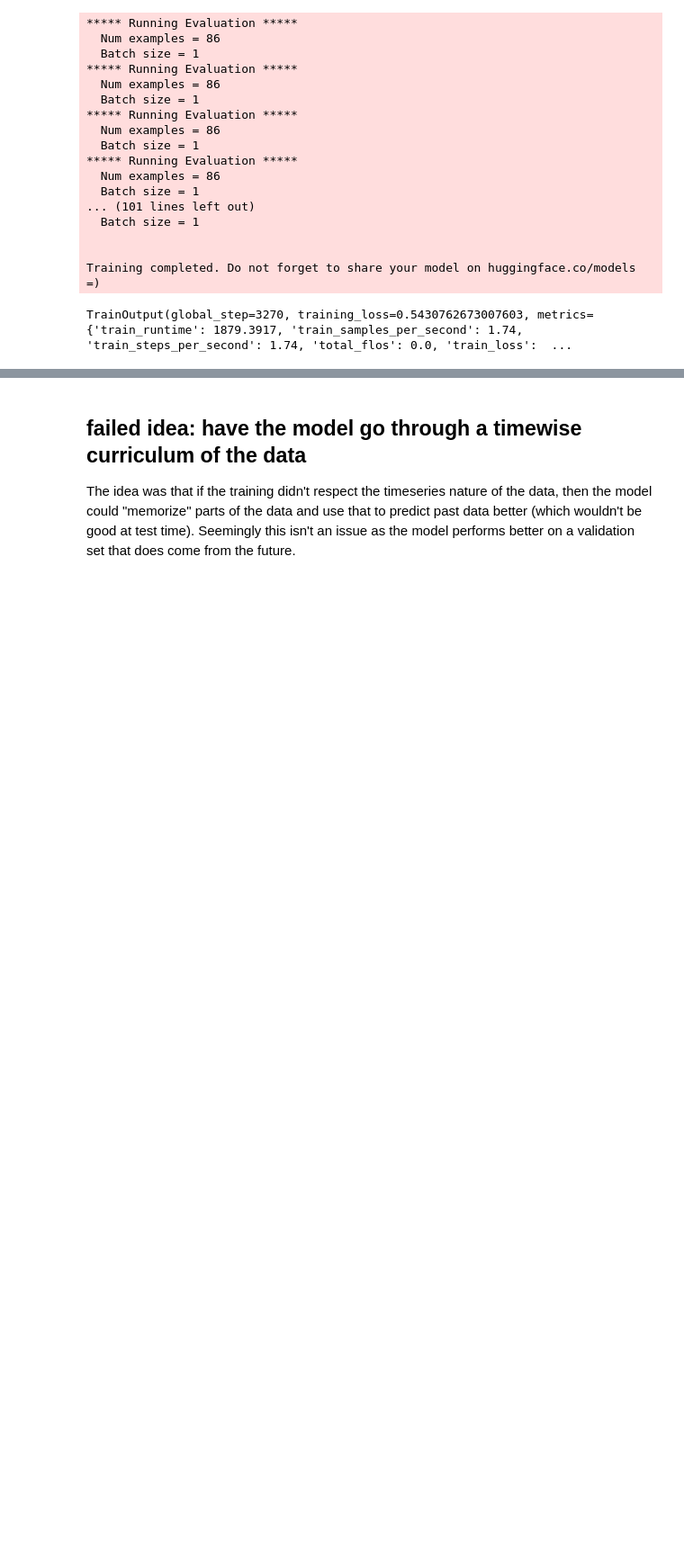
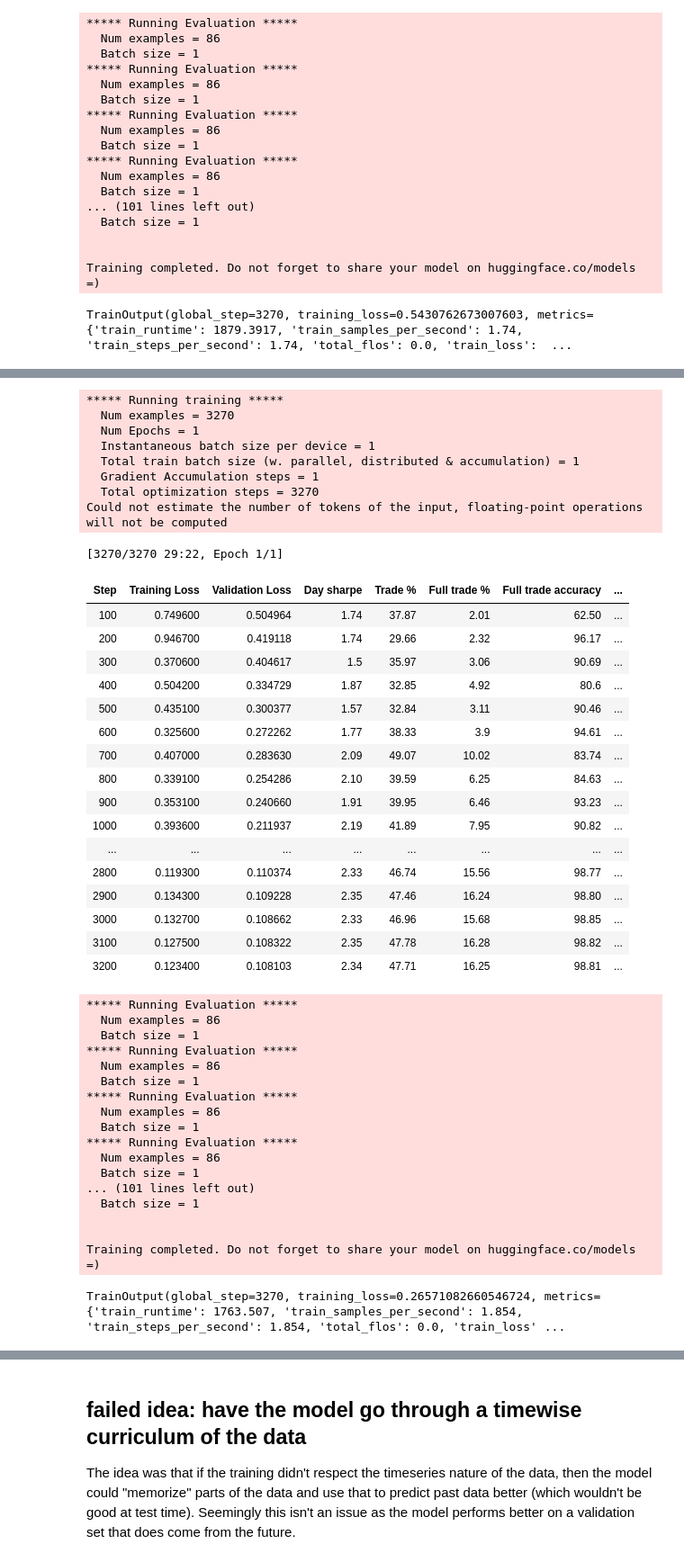
Before and after one commit to mtanghu/Transformer-Trader, a Jupyter notebook: Transformer_Modeling.ipynb, the cells around one changed output, grey strips where cells are left out. Shown at 90% size. Saved outputs shown, nothing was run; the diff lists cells and outputs as text; code cells hidden in the pictures; blank space fills up the shorter version.

```diff
--- a/Transformer_Modeling.ipynb
+++ b/Transformer_Modeling.ipynb
@@ -416,0 +503,48 @@ TrainOutput(global_step=3270, training_loss=0.5430762673007603, metrics={'train_
+# %%
+# sru lr of 1e-4 (no heads)
+trainer.train()
+# %% [output]
+***** Running training *****
+  Num examples = 3270
+  Num Epochs = 1
+  Instantaneous batch size per device = 1
+  Total train batch size (w. parallel, distributed & accumulation) = 1
+  Gradient Accumulation steps = 1
+  Total optimization steps = 3270
+Could not estimate the number of tokens of the input, floating-point operations will not be computed
+[3270/3270 29:22, Epoch 1/1]
+| Step | Training Loss | Validation Loss | Day sharpe | Trade % | Full trade % | Full trade accuracy | ... |
+| 100 | 0.749600 | 0.504964 | 1.74 | 37.87 | 2.01 | 62.50 | ... |
+| 200 | 0.946700 | 0.419118 | 1.74 | 29.66 | 2.32 | 96.17 | ... |
+| 300 | 0.370600 | 0.404617 | 1.5 | 35.97 | 3.06 | 90.69 | ... |
+| 400 | 0.504200 | 0.334729 | 1.87 | 32.85 | 4.92 | 80.6 | ... |
+| 500 | 0.435100 | 0.300377 | 1.57 | 32.84 | 3.11 | 90.46 | ... |
+| 600 | 0.325600 | 0.272262 | 1.77 | 38.33 | 3.9 | 94.61 | ... |
+| 700 | 0.407000 | 0.283630 | 2.09 | 49.07 | 10.02 | 83.74 | ... |
+| 800 | 0.339100 | 0.254286 | 2.10 | 39.59 | 6.25 | 84.63 | ... |
+| 900 | 0.353100 | 0.240660 | 1.91 | 39.95 | 6.46 | 93.23 | ... |
+| 1000 | 0.393600 | 0.211937 | 2.19 | 41.89 | 7.95 | 90.82 | ... |
+| ... | ... | ... | ... | ... | ... | ... | ... |
+| 2800 | 0.119300 | 0.110374 | 2.33 | 46.74 | 15.56 | 98.77 | ... |
+| 2900 | 0.134300 | 0.109228 | 2.35 | 47.46 | 16.24 | 98.80 | ... |
+| 3000 | 0.132700 | 0.108662 | 2.33 | 46.96 | 15.68 | 98.85 | ... |
+| 3100 | 0.127500 | 0.108322 | 2.35 | 47.78 | 16.28 | 98.82 | ... |
+| 3200 | 0.123400 | 0.108103 | 2.34 | 47.71 | 16.25 | 98.81 | ... |
+***** Running Evaluation *****
+  Num examples = 86
+  Batch size = 1
+***** Running Evaluation *****
+  Num examples = 86
+  Batch size = 1
+***** Running Evaluation *****
+  Num examples = 86
+  Batch size = 1
+***** Running Evaluation *****
+  Num examples = 86
+  Batch size = 1
+... (101 lines left out)
+  Batch size = 1
+
+
+Training completed. Do not forget to share your model on huggingface.co/models =)
+TrainOutput(global_step=3270, training_loss=0.26571082660546724, metrics={'train_runtime': 1763.507, 'train_samples_per_second': 1.854, 'train_steps_per_second': 1.854, 'total_flos': 0.0, 'train_loss' ...
```
Also changed, not shown: parts of 17 cells of this notebook.
